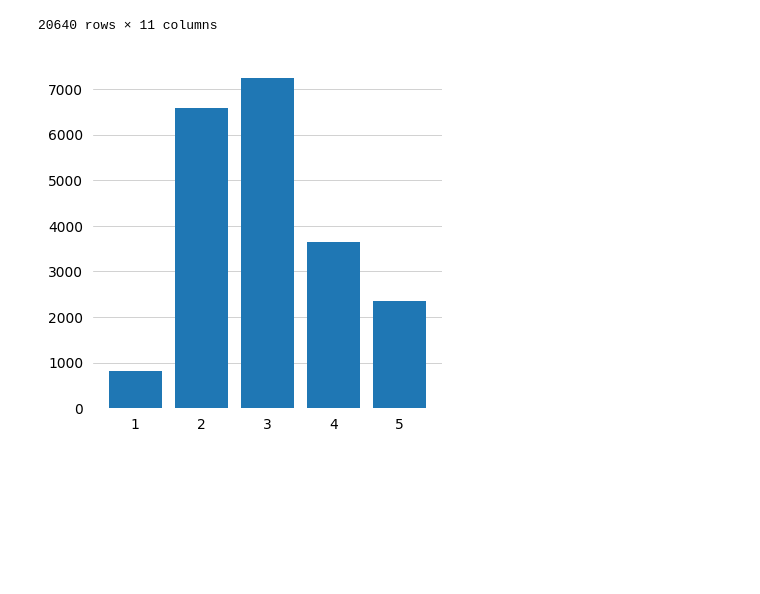
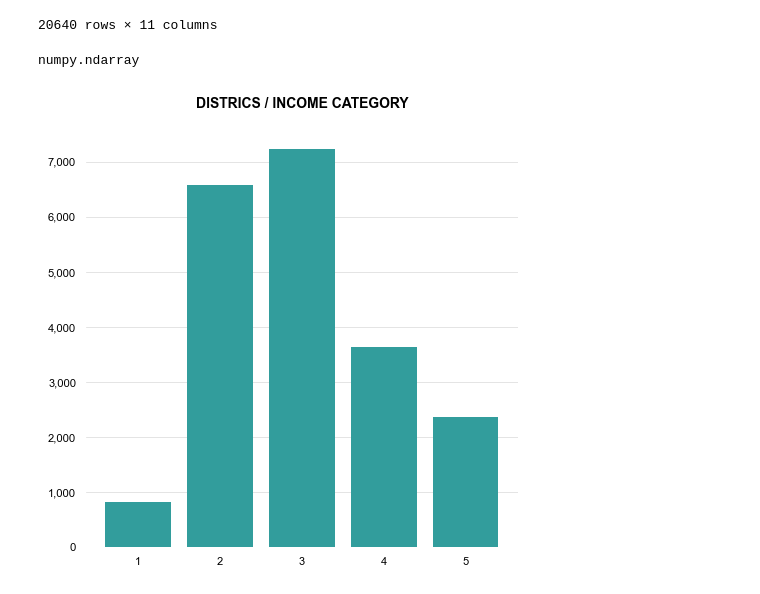
Before and after one commit to Slindex/ML-Projects, a Jupyter notebook: supervised_regression/supervised_regression.ipynb, the cells around one changed output. Cells and saved outputs as stored; diff of their text form; code cells hidden in the pictures; blank space fills up the shorter version.

Commit message:
bar graph function added

```diff
--- a/supervised_regression/supervised_regression.ipynb
+++ b/supervised_regression/supervised_regression.ipynb
@@ -182,27 +183,45 @@ incomeValueCount = incomeValueCount.sort_index()
 
 x = incomeValueCount.index.values
 y = incomeValueCount.values
+# %%
+type(y)
+# %% [output]
+numpy.ndarray
+# %%
+def format_with_thousands_separators(x, p):
+    return "{:,}".format(int(x))
 # %%
-fig, ax = plt.subplots(figsize=(4.5, 4.5))
+fig, ax = plt.subplots(figsize=(5, 5))
 
 # Creating the bar graph
-ax.bar(x, y)
+ax.bar(x, y, color='#329D9C')
 
 # Grid configuration
-ax.grid(True, color='grey', linewidth='0.5', axis='y', alpha=0.5)
+ax.grid(True, color='grey', linewidth='0.5', axis='y', alpha=0.3)
 
 # Setting grid below the graph
 ax.set_axisbelow(True)
 
+# Set the title aligned to the left
+ax.set_title('DISTRICS / INCOME CATEGORY', loc='center', pad=15, weight='bold', fontsize=10, fontfamily='arial')
+
 # Removing ticks from x, y axis
 ax.tick_params(axis='both', which='both', bottom=False, left=False)
+
+# Setting ticks labels font size and family
+ax.tick_params(axis='x', labelsize=8, labelfontfamily='arial')
+ax.tick_params(axis='y', labelsize=8, labelfontfamily='arial')
 
 # Removing spines
 ax.spines['top'].set_visible(False)
 ax.spines['right'].set_visible(False)
 ax.spines['bottom'].set_visible(False)
 ax.spines['left'].set_visible(False)
 
-plt.show()
+# Y axis values format
+ax.yaxis.set_major_formatter(FuncFormatter(format_with_thousands_separators))
+
+# plt.show()
+ut.saveGraph('income_category_bar')
 # %% [output]
-[figure, old version]
+[figure, new version]
```
Also changed, not shown: parts of 1 cell of this notebook, 4 other files.
